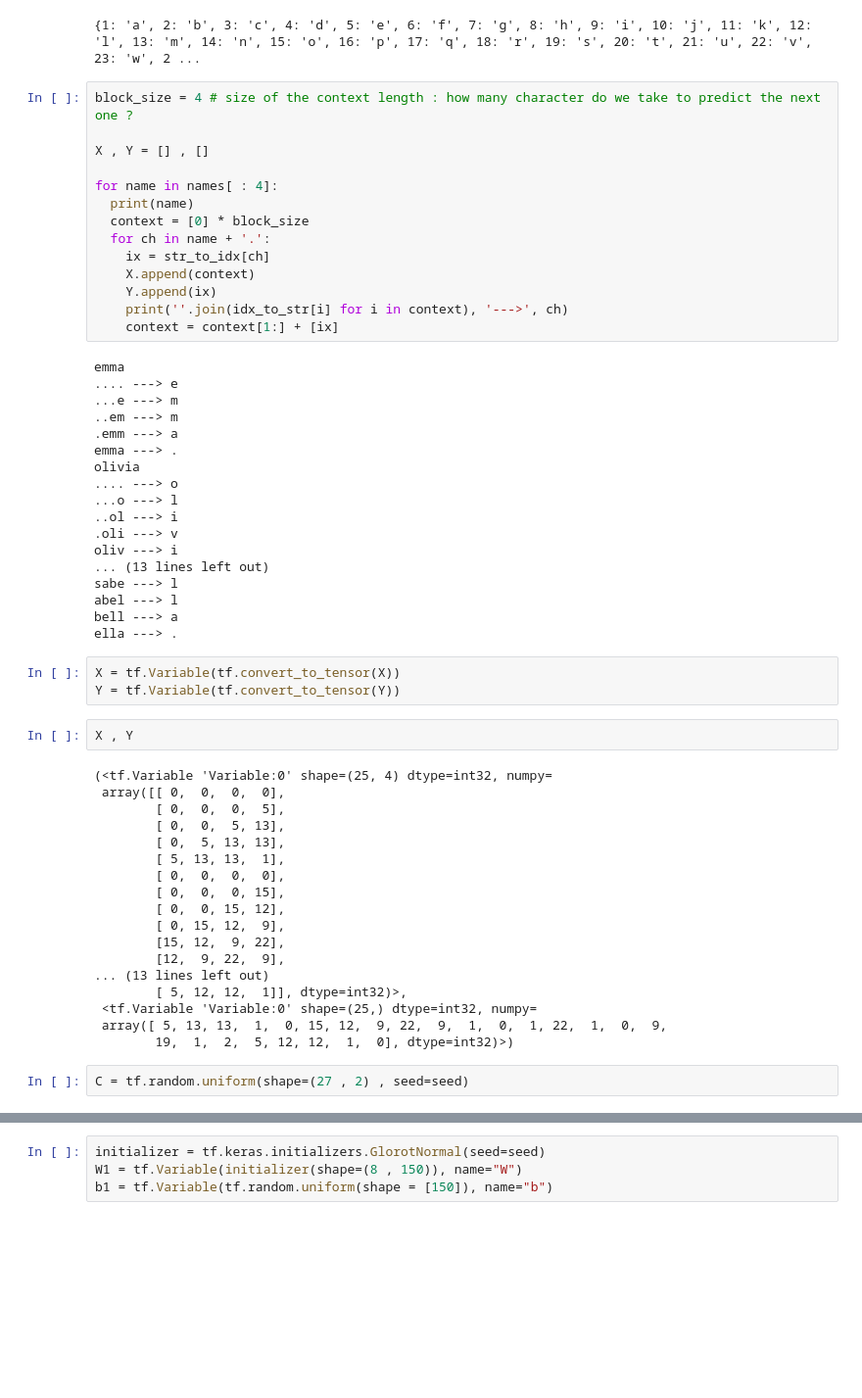
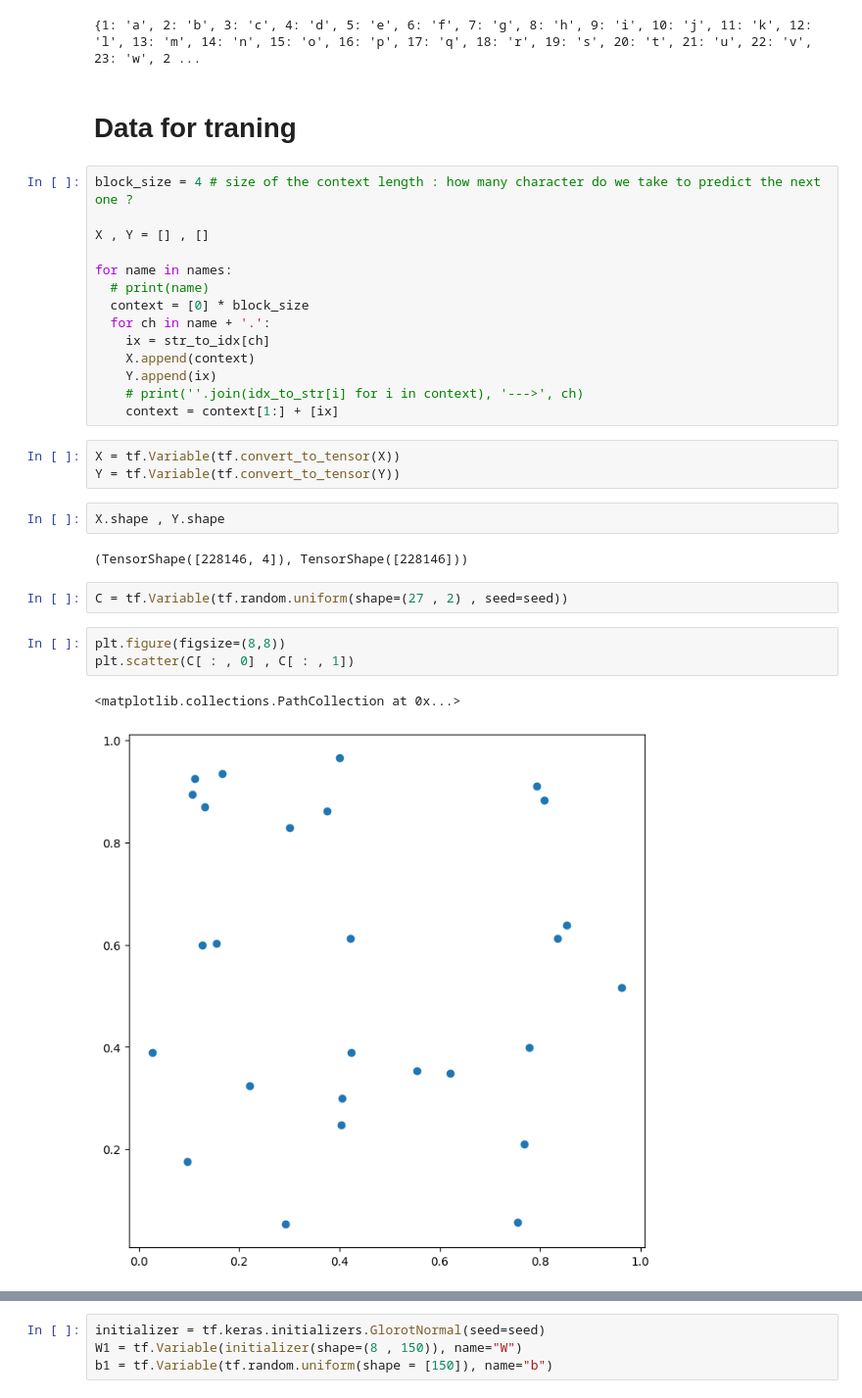
Before and after one commit to AshishRaj04/makemore, a Jupyter notebook: makemore_part2.ipynb, the cells around one changed output, grey strips where cells are left out. Shown at 98% size. Cells and saved outputs as stored; diff of their text form; blank space fills up the shorter version.

```diff
--- a/makemore_part2.ipynb
+++ b/makemore_part2.ipynb
@@ -47,60 +47,34 @@ idx_to_str = {i:s for s,i in str_to_idx.items()}
 print(idx_to_str)
 # %% [output]
 {1: 'a', 2: 'b', 3: 'c', 4: 'd', 5: 'e', 6: 'f', 7: 'g', 8: 'h', 9: 'i', 10: 'j', 11: 'k', 12: 'l', 13: 'm', 14: 'n', 15: 'o', 16: 'p', 17: 'q', 18: 'r', 19: 's', 20: 't', 21: 'u', 22: 'v', 23: 'w', 2 ...
+# %% [markdown]
+# Data for traning
 # %%
 block_size = 4 # size of the context length : how many character do we take to predict the next one ?
 
 X , Y = [] , []
 
-for name in names[ : 4]:
-  print(name)
+for name in names:
+  # print(name)
   context = [0] * block_size
   for ch in name + '.':
     ix = str_to_idx[ch]
     X.append(context)
     Y.append(ix)
-    print(''.join(idx_to_str[i] for i in context), '--->', ch)
+    # print(''.join(idx_to_str[i] for i in context), '--->', ch)
     context = context[1:] + [ix]
-# %% [output]
-emma
-.... ---> e
-...e ---> m
-..em ---> m
-.emm ---> a
-emma ---> .
-olivia
-.... ---> o
-...o ---> l
-..ol ---> i
-.oli ---> v
-oliv ---> i
-... (13 lines left out)
-sabe ---> l
-abel ---> l
-bell ---> a
-ella ---> .
 # %%
 X = tf.Variable(tf.convert_to_tensor(X))
 Y = tf.Variable(tf.convert_to_tensor(Y))
 # %%
-X , Y
+X.shape , Y.shape
 # %% [output]
-(<tf.Variable 'Variable:0' shape=(25, 4) dtype=int32, numpy=
- array([[ 0,  0,  0,  0],
-        [ 0,  0,  0,  5],
-        [ 0,  0,  5, 13],
-        [ 0,  5, 13, 13],
-        [ 5, 13, 13,  1],
-        [ 0,  0,  0,  0],
-        [ 0,  0,  0, 15],
-        [ 0,  0, 15, 12],
-        [ 0, 15, 12,  9],
-        [15, 12,  9, 22],
-        [12,  9, 22,  9],
-... (13 lines left out)
-        [ 5, 12, 12,  1]], dtype=int32)>,
- <tf.Variable 'Variable:0' shape=(25,) dtype=int32, numpy=
- array([ 5, 13, 13,  1,  0, 15, 12,  9, 22,  9,  1,  0,  1, 22,  1,  0,  9,
-        19,  1,  2,  5, 12, 12,  1,  0], dtype=int32)>)
+(TensorShape([228146, 4]), TensorShape([228146]))
 # %%
-C = tf.random.uniform(shape=(27 , 2) , seed=seed)
+C = tf.Variable(tf.random.uniform(shape=(27 , 2) , seed=seed))
+# %%
+plt.figure(figsize=(8,8))
+plt.scatter(C[ : , 0] , C[ : , 1])
+# %% [output]
+<matplotlib.collections.PathCollection at 0x...>
+[figure, added]
```
Also changed, not shown: parts of 27 cells of this notebook.
